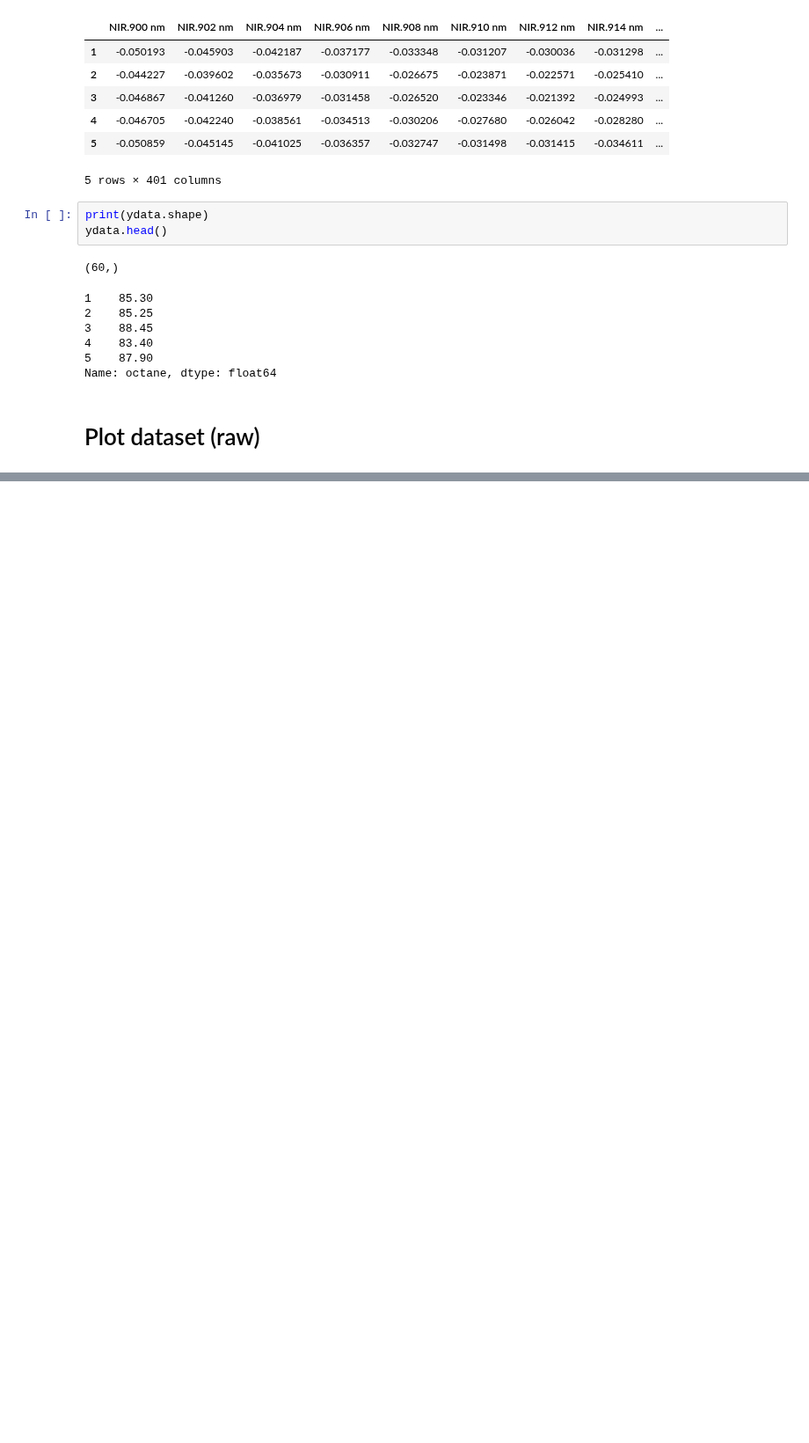
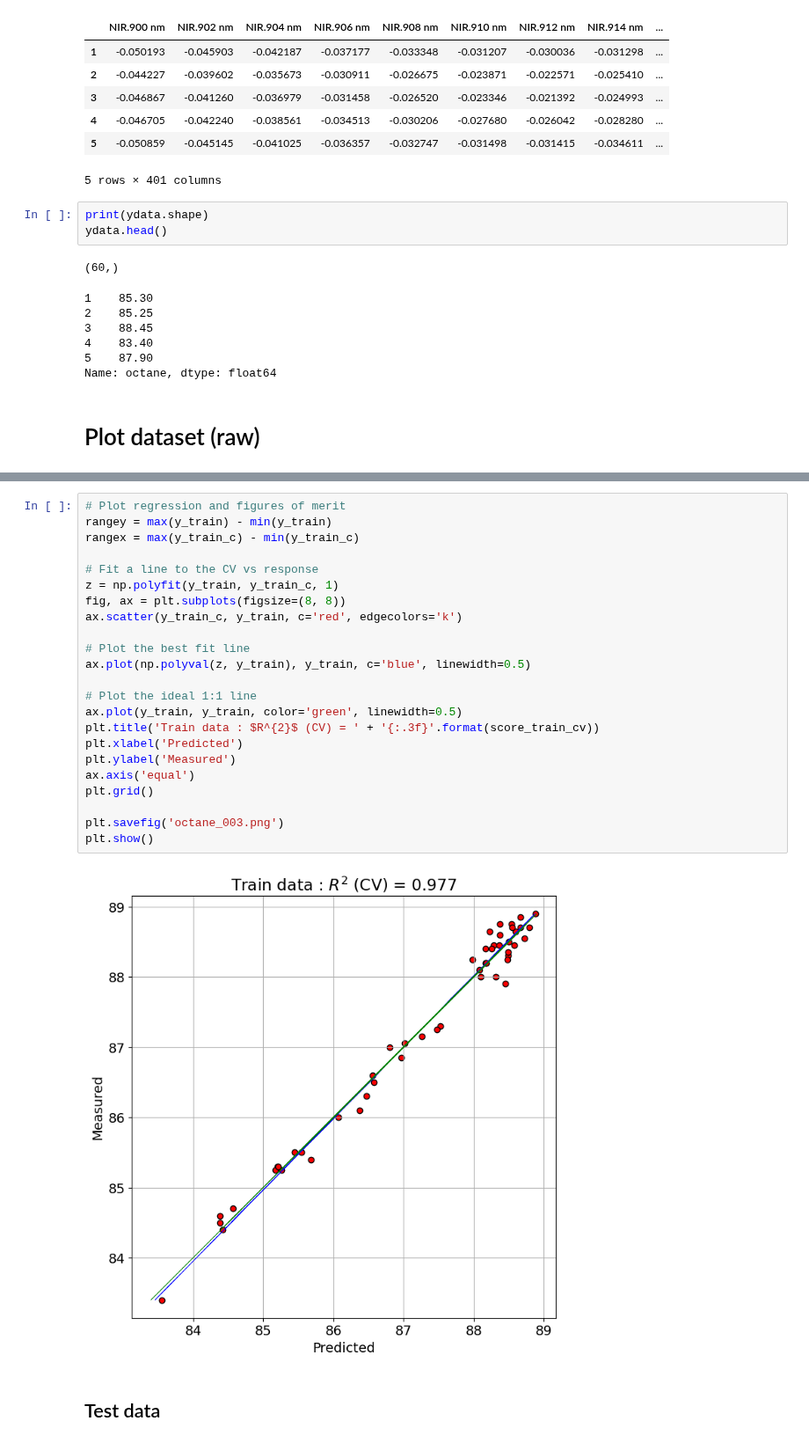
Before and after one commit to bitwalk123/MyNotebook, a Jupyter notebook: octane_001.ipynb, the cells around one changed output, grey strips where cells are left out. Shown at 88% size. Drawn from its saved outputs; the diff is of its cells as text; blank space fills up the shorter version.

```diff
--- a/octane_001.ipynb
+++ b/octane_001.ipynb
@@ -101,0 +202,27 @@ plt.show()
+# %%
+# Plot regression and figures of merit
+rangey = max(y_train) - min(y_train)
+rangex = max(y_train_c) - min(y_train_c)
+
+# Fit a line to the CV vs response
+z = np.polyfit(y_train, y_train_c, 1)
+fig, ax = plt.subplots(figsize=(8, 8))
+ax.scatter(y_train_c, y_train, c='red', edgecolors='k')
+
+# Plot the best fit line
+ax.plot(np.polyval(z, y_train), y_train, c='blue', linewidth=0.5)
+
+# Plot the ideal 1:1 line
+ax.plot(y_train, y_train, color='green', linewidth=0.5)
+plt.title('Train data : $R^{2}$ (CV) = ' + '{:.3f}'.format(score_train_cv))
+plt.xlabel('Predicted')
+plt.ylabel('Measured')
+ax.axis('equal')
+plt.grid()
+
+plt.savefig('octane_003.png')
+plt.show()
+# %% [output]
+[figure, added]
+# %% [markdown]
+## Test data
```
Also changed, not shown: parts of 10 cells of this notebook, 4 other files.
